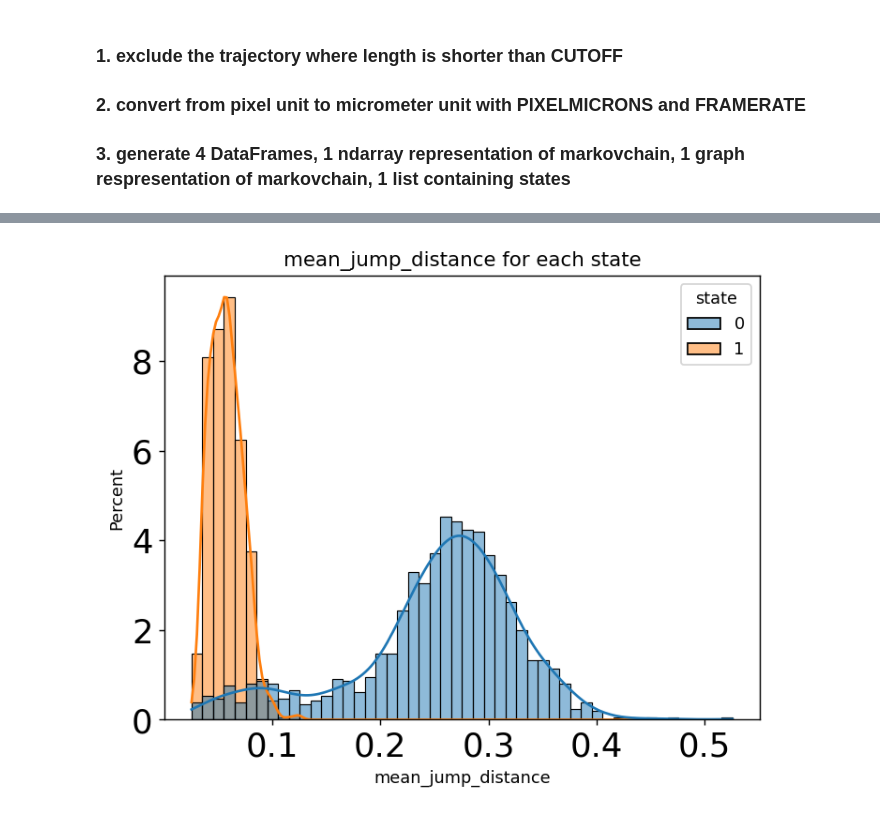
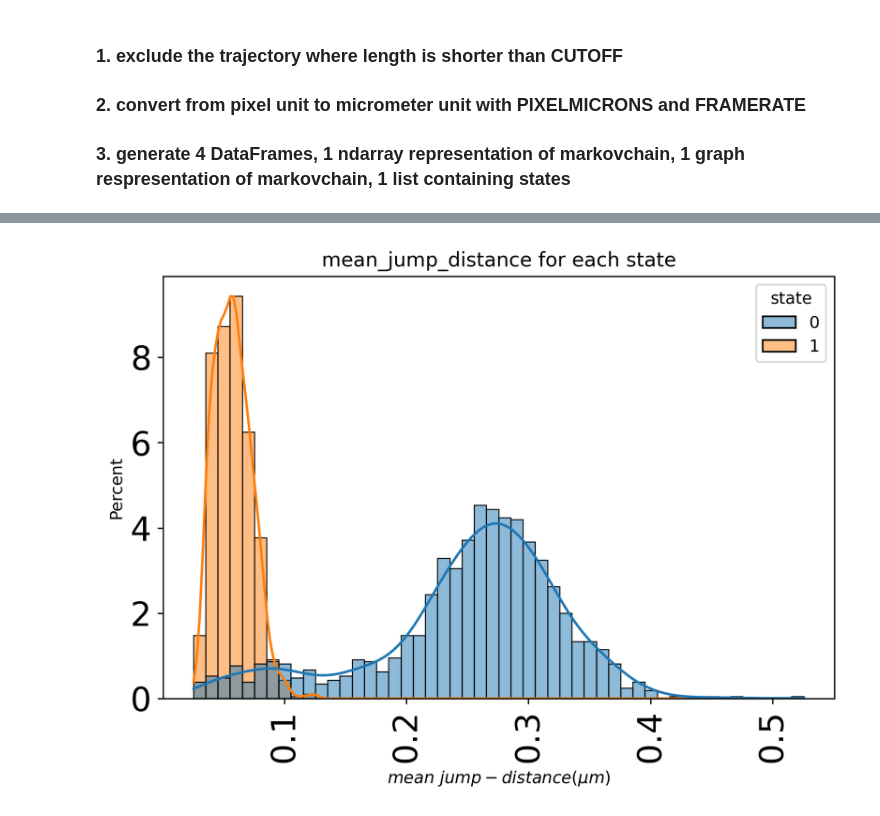
Before and after one commit to JunwooParkSaribu/spt_analysis, a Jupyter notebook: analysis_notebook.ipynb, the cells around one changed output, grey strips where cells are left out. Cells and saved outputs as stored; diff of their text form; code cells hidden in the pictures.

```diff
--- a/analysis_notebook.ipynb
+++ b/analysis_notebook.ipynb
@@ -15,7 +15,7 @@ FRAMERATE = 0.01
 CUTOFF = 5
 FOLDER = 'condition2'
 number_of_bins = 50
-figure_resolution_in_dpi = 128
+figure_resolution_in_dpi = 256
 figure_font_size = 20
 # %%
 def curve(time, k, alpha):
@@ -80,14 +79,15 @@ analysis_data1:
 
 [398 rows x 5 columns]
 # %%
-#p1: kde(kernel density estimation) plot of mean jump distance grouped by state.
+#p1: histogram with kde(kernel density estimation) plot of mean jump distance grouped by state.
 plt.figure(f'p1', dpi=figure_resolution_in_dpi)
 p1 = sns.histplot(analysis_data1, x=f'mean_jump_d', stat='percent', hue='state', bins=number_of_bins, kde=True)
-plt.xlabel(f'mean_jump_distance')
+p1.set_xlabel(r'$mean\ jump-distance(\mu m)$')
 p1.set_title(f'mean_jump_distance for each state')
 plt.yticks(fontsize=figure_font_size)
 plt.xticks(fontsize=figure_font_size)
-plt.show()
+plt.xticks(rotation=90)
+plt.tight_layout()
 # %% [output]
-[figure, old version]
+[figure, new version]
 # %%
```
Also changed, not shown: parts of 10 cells of this notebook, 3 other files.
